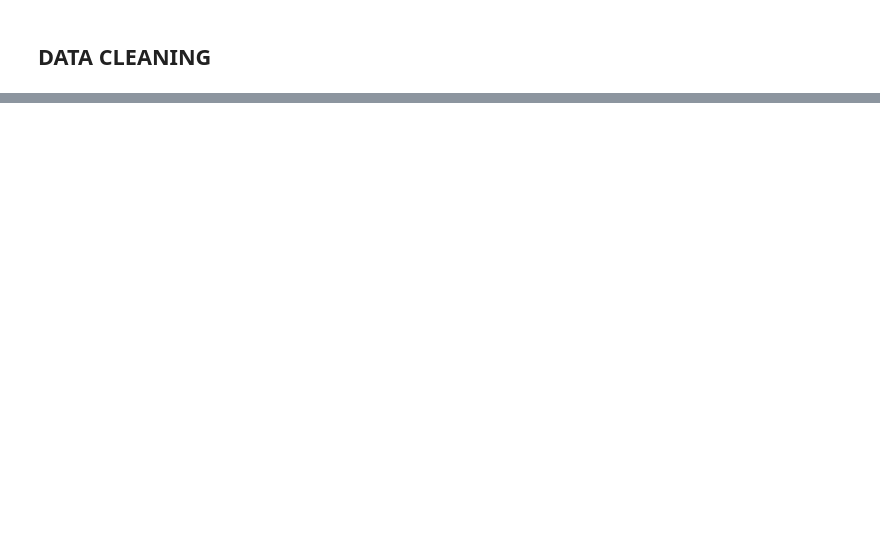
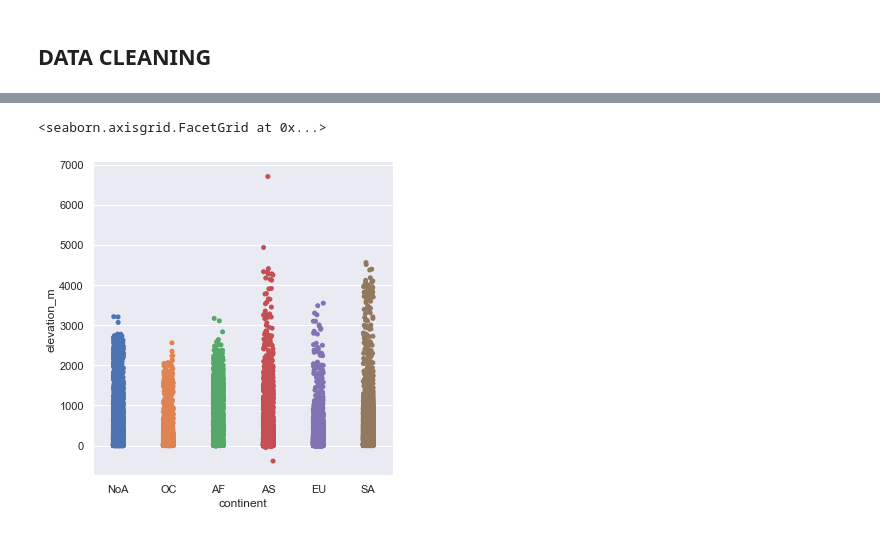
Before and after one commit to ahmedsabouni/world_airports, a Jupyter notebook: Analyse.ipynb, the cells around one changed output, grey strips where cells are left out. Cells and saved outputs as stored; diff of their text form; code cells hidden in the pictures; blank space fills up the shorter version.

```diff
--- a/Analyse.ipynb
+++ b/Analyse.ipynb
@@ -79,0 +136,6 @@ data['continent']=data['continent']=data['continent'].fillna('NoA') # for north
+# %%
+sns.set_theme(style="darkgrid",color_codes=True)
+sns.catplot(x='continent', y='elevation_m',data=data)
+# %% [output]
+<seaborn.axisgrid.FacetGrid at 0x...>
+[figure, added]
```
Also changed, not shown: parts of 14 cells of this notebook, 2 other files.
